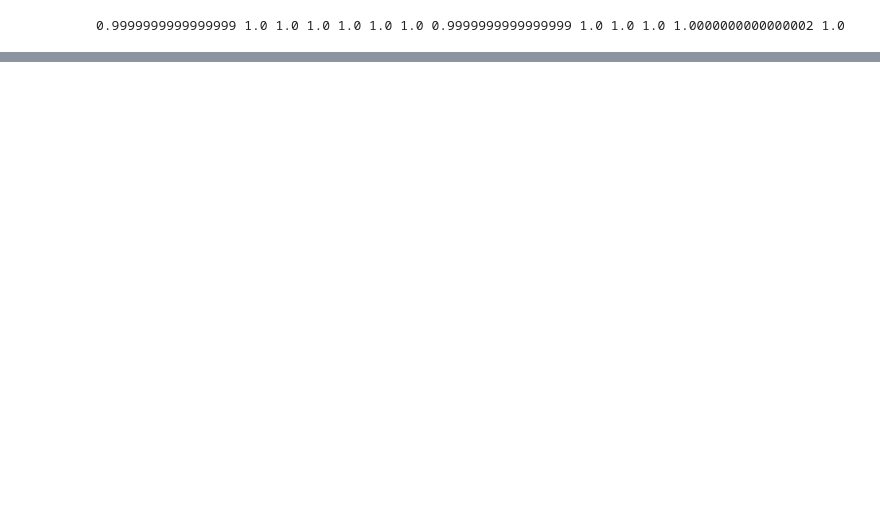
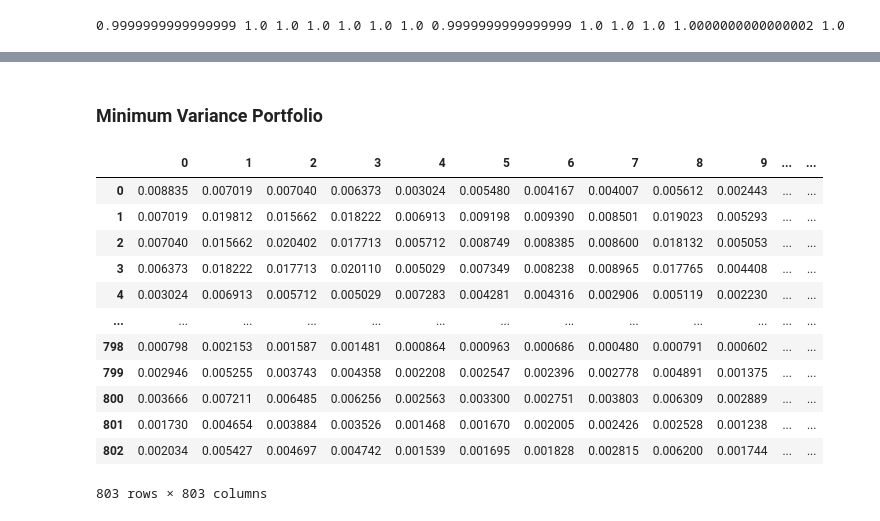
Before and after one commit to Quentinrezzo/Sustainability-Project, a Jupyter notebook: sustainability/notebook.ipynb, the cells around one changed output, grey strips where cells are left out. Cells and saved outputs as stored; diff of their text form; code cells hidden in the pictures; blank space fills up the shorter version.

Commit message:
minimum variance portfolio for 2014

```diff
--- a/sustainability/notebook.ipynb
+++ b/sustainability/notebook.ipynb
@@ -197,0 +217,28 @@ Returns_2025
+# %% [markdown]
+### Minimum Variance Portfolio
+# %%
+# Extract the return columns (assuming they start after 'Carbon_Intensity')
+return_columns_2013 = is_2013.columns[9:]
+returns_data_2013 = is_2013[return_columns_2013]
+
+# Transpose the data to have firms as columns and dates as rows
+firm_returns_2013 = returns_data_2013.T
+
+# Compute the covariance matrix for the firms (803x803)
+firm_covariance_matrix_2013 = firm_returns_2013.cov()
+
+firm_covariance_matrix_2013
+# %% [output]
+|  | 0 | 1 | 2 | 3 | 4 | 5 | 6 | 7 | 8 | 9 | ... | ... |
+| 0 | 0.008835 | 0.007019 | 0.007040 | 0.006373 | 0.003024 | 0.005480 | 0.004167 | 0.004007 | 0.005612 | 0.002443 | ... | ... |
+| 1 | 0.007019 | 0.019812 | 0.015662 | 0.018222 | 0.006913 | 0.009198 | 0.009390 | 0.008501 | 0.019023 | 0.005293 | ... | ... |
+| 2 | 0.007040 | 0.015662 | 0.020402 | 0.017713 | 0.005712 | 0.008749 | 0.008385 | 0.008600 | 0.018132 | 0.005053 | ... | ... |
+| 3 | 0.006373 | 0.018222 | 0.017713 | 0.020110 | 0.005029 | 0.007349 | 0.008238 | 0.008965 | 0.017765 | 0.004408 | ... | ... |
+| 4 | 0.003024 | 0.006913 | 0.005712 | 0.005029 | 0.007283 | 0.004281 | 0.004316 | 0.002906 | 0.005119 | 0.002230 | ... | ... |
+| ... | ... | ... | ... | ... | ... | ... | ... | ... | ... | ... | ... | ... |
+| 798 | 0.000798 | 0.002153 | 0.001587 | 0.001481 | 0.000864 | 0.000963 | 0.000686 | 0.000480 | 0.000791 | 0.000602 | ... | ... |
+| 799 | 0.002946 | 0.005255 | 0.003743 | 0.004358 | 0.002208 | 0.002547 | 0.002396 | 0.002778 | 0.004891 | 0.001375 | ... | ... |
+| 800 | 0.003666 | 0.007211 | 0.006485 | 0.006256 | 0.002563 | 0.003300 | 0.002751 | 0.003803 | 0.006309 | 0.002889 | ... | ... |
+| 801 | 0.001730 | 0.004654 | 0.003884 | 0.003526 | 0.001468 | 0.001670 | 0.002005 | 0.002426 | 0.002528 | 0.001238 | ... | ... |
+| 802 | 0.002034 | 0.005427 | 0.004697 | 0.004742 | 0.001539 | 0.001695 | 0.001828 | 0.002815 | 0.006200 | 0.001744 | ... | ... |
+803 rows × 803 columns
```
Also changed, not shown: parts of 9 cells of this notebook.
